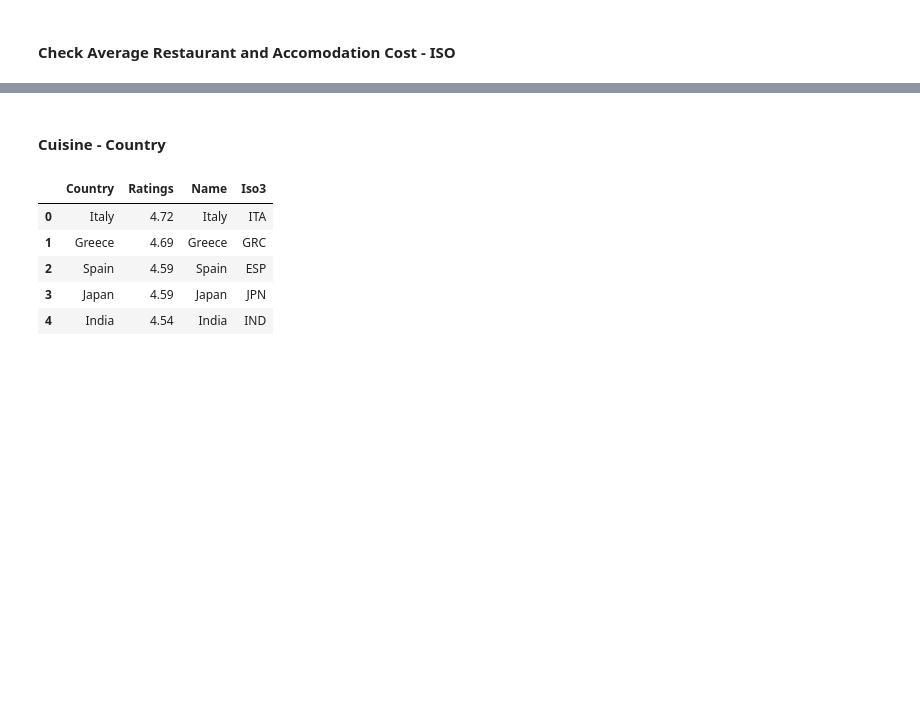
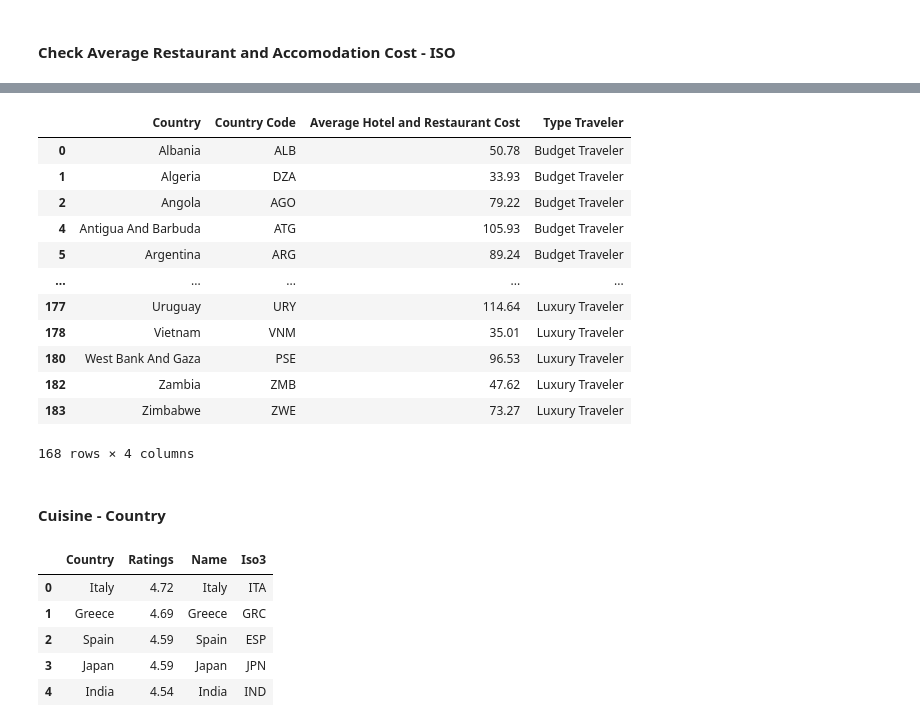
Before and after one commit to syeon0928/FinalExam_VA, a Jupyter notebook: data_cleaning/etl_eda.ipynb, the cells around one changed output, grey strips where cells are left out. Drawn from its saved outputs; the diff is of its cells as text; code cells hidden in the pictures; blank space fills up the shorter version.

```diff
--- a/data_cleaning/etl_eda.ipynb
+++ b/data_cleaning/etl_eda.ipynb
@@ -1249,7 +1274,24 @@ avg_rest_hot_p [avg_rest_hot_p ['Iso3'].isnull()]
 # %%
+# drop countries that were not merged
 avg_rest_hot_p = avg_rest_hot_p.dropna(subset=['Iso3'])
 # as the dataset contains both country name and country code, delete the merged columns
-avg_rest_hot_p = avg_rest_hot_p.drop(['Iso3'], axis=1)
+avg_rest_hot_p = avg_rest_hot_p.drop(['Name', 'Iso3'], axis=1)
+# %%
+avg_rest_hot_p
+# %% [output]
+|  | Country | Country Code | Average Hotel and Restaurant Cost | Type Traveler |
+| 0 | Albania | ALB | 50.78 | Budget Traveler |
+| 1 | Algeria | DZA | 33.93 | Budget Traveler |
+| 2 | Angola | AGO | 79.22 | Budget Traveler |
+| 4 | Antigua And Barbuda | ATG | 105.93 | Budget Traveler |
+| 5 | Argentina | ARG | 89.24 | Budget Traveler |
+| ... | ... | ... | ... | ... |
+| 177 | Uruguay | URY | 114.64 | Luxury Traveler |
+| 178 | Vietnam | VNM | 35.01 | Luxury Traveler |
+| 180 | West Bank And Gaza | PSE | 96.53 | Luxury Traveler |
+| 182 | Zambia | ZMB | 47.62 | Luxury Traveler |
+| 183 | Zimbabwe | ZWE | 73.27 | Luxury Traveler |
+168 rows × 4 columns
 # %% [markdown]
 #### Cuisine - Country
 # %%
```
Also changed, not shown: parts of 74 cells of this notebook, 6 other files.
